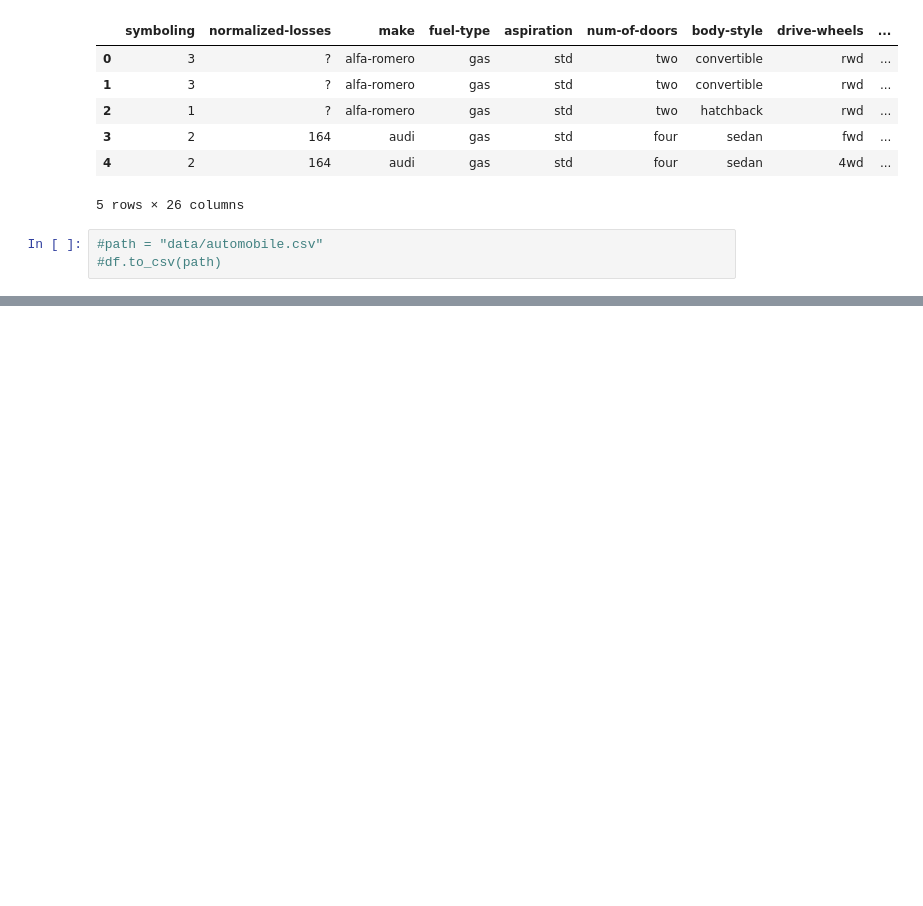
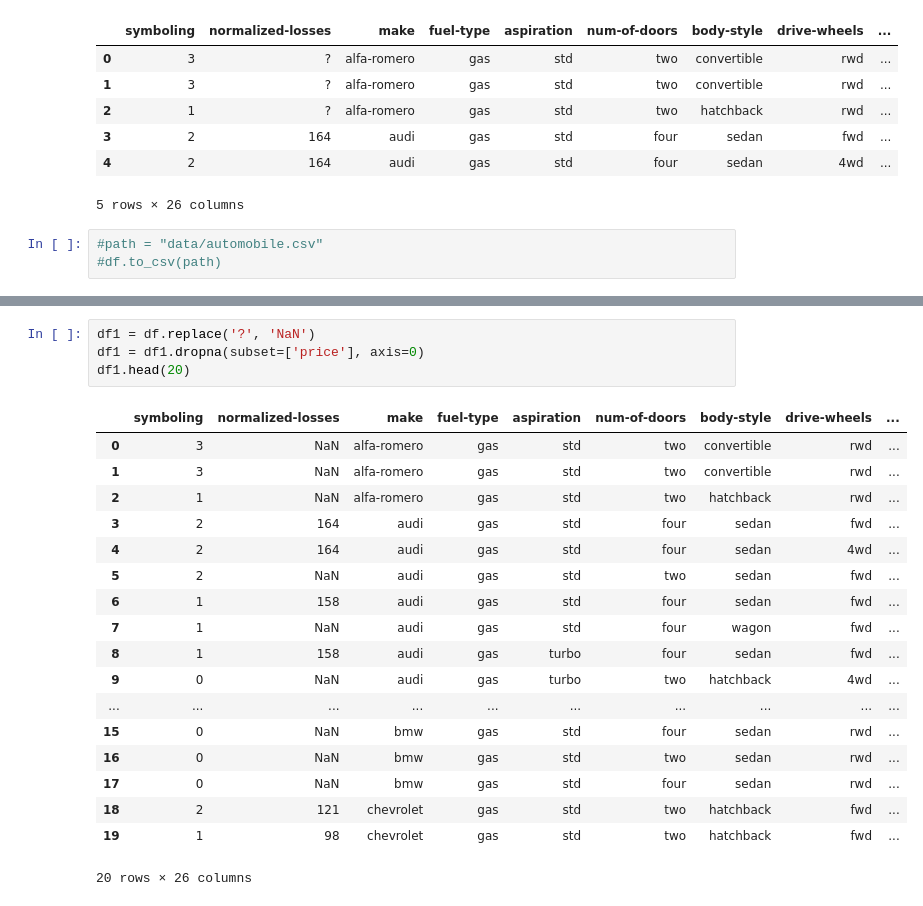
Before and after one commit to Ochwada/IBM-Data-Science, a Jupyter notebook: module7/01_import_Export_Data.ipynb, the cells around one changed output, grey strips where cells are left out. Drawn from its saved outputs; the diff is of its cells as text; blank space fills up the shorter version.

```diff
--- a/module7/01_import_Export_Data.ipynb
+++ b/module7/01_import_Export_Data.ipynb
@@ -38,0 +104,23 @@ NameError: name 'df' is not defined
+# %%
+df1 = df.replace('?', 'NaN')
+df1 = df1.dropna(subset=['price'], axis=0)
+df1.head(20)
+# %% [output]
+|  | symboling | normalized-losses | make | fuel-type | aspiration | num-of-doors | body-style | drive-wheels | ... |
+| 0 | 3 | NaN | alfa-romero | gas | std | two | convertible | rwd | ... |
+| 1 | 3 | NaN | alfa-romero | gas | std | two | convertible | rwd | ... |
+| 2 | 1 | NaN | alfa-romero | gas | std | two | hatchback | rwd | ... |
+| 3 | 2 | 164 | audi | gas | std | four | sedan | fwd | ... |
+| 4 | 2 | 164 | audi | gas | std | four | sedan | 4wd | ... |
+| 5 | 2 | NaN | audi | gas | std | two | sedan | fwd | ... |
+| 6 | 1 | 158 | audi | gas | std | four | sedan | fwd | ... |
+| 7 | 1 | NaN | audi | gas | std | four | wagon | fwd | ... |
+| 8 | 1 | 158 | audi | gas | turbo | four | sedan | fwd | ... |
+| 9 | 0 | NaN | audi | gas | turbo | two | hatchback | 4wd | ... |
+| ... | ... | ... | ... | ... | ... | ... | ... | ... | ... |
+| 15 | 0 | NaN | bmw | gas | std | four | sedan | rwd | ... |
+| 16 | 0 | NaN | bmw | gas | std | two | sedan | rwd | ... |
+| 17 | 0 | NaN | bmw | gas | std | four | sedan | rwd | ... |
+| 18 | 2 | 121 | chevrolet | gas | std | two | hatchback | fwd | ... |
+| 19 | 1 | 98 | chevrolet | gas | std | two | hatchback | fwd | ... |
+20 rows × 26 columns
```
Also changed, not shown: parts of 6 cells of this notebook, 4 other files.
